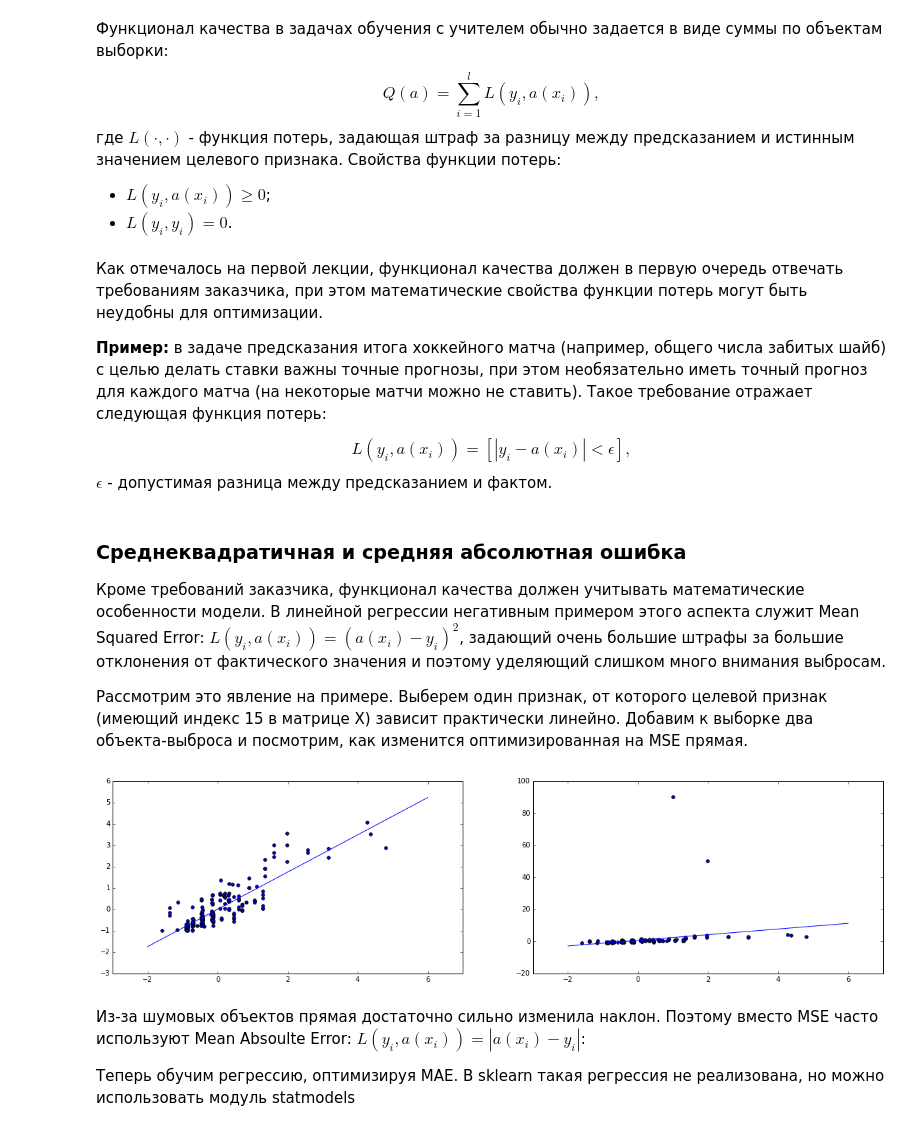
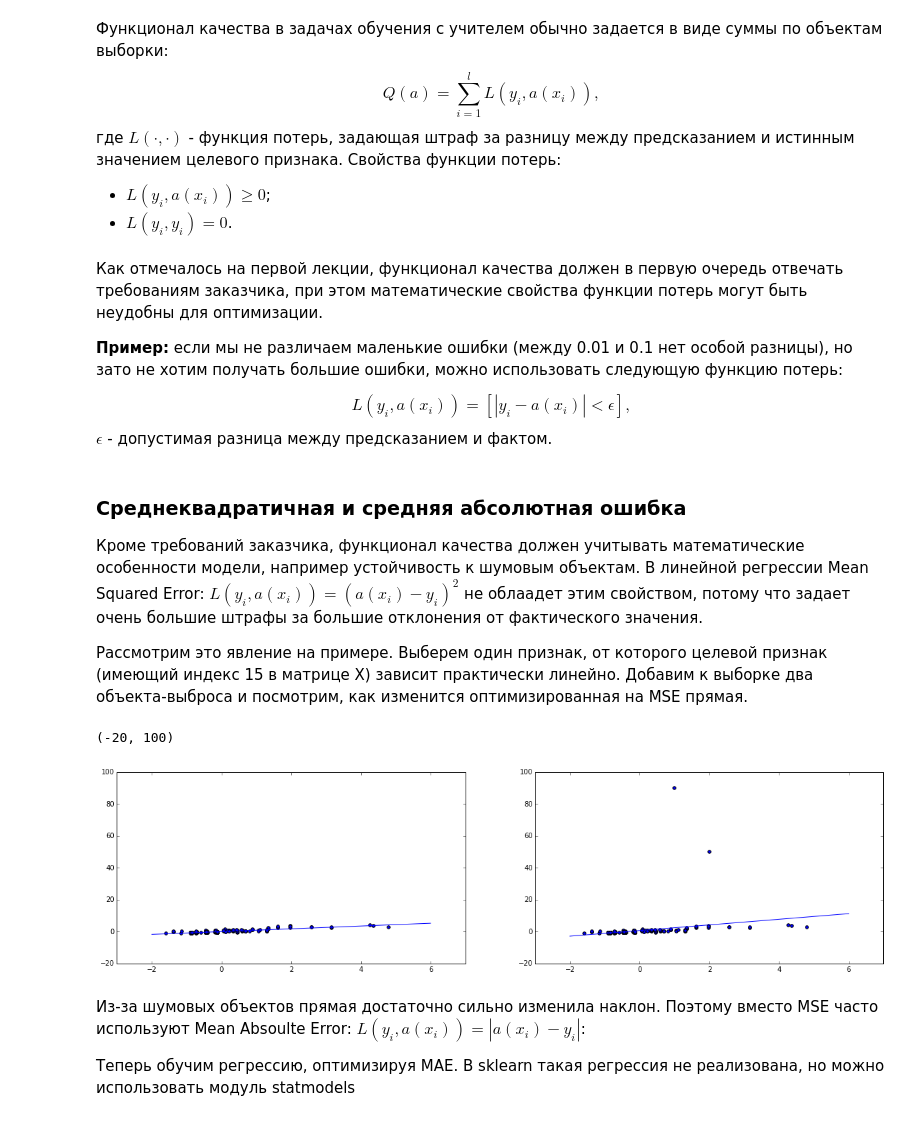
Before and after one commit to ScoobyVooDoo/HSE_FCS_seminars, a Jupyter notebook: materials/LinearRegressionSeminar.ipynb, the cells around one changed output. Cells and saved outputs as stored; diff of their text form; code cells hidden in the pictures.

```diff
--- a/materials/LinearRegressionSeminar.ipynb
+++ b/materials/LinearRegressionSeminar.ipynb
@@ -152,12 +152,12 @@ $$Q(a) = \sum_{i=1}^l L(y_i, a(x_i)),$$
 # %% [markdown]
 Как отмечалось на первой лекции, функционал качества должен в первую очередь отвечать требованиям заказчика, при этом математические свойства функции потерь могут быть неудобны для оптимизации.
 
-__Пример:__ в задаче предсказания итога хоккейного матча (например, общего числа забитых шайб)  с целью делать ставки важны точные прогнозы, при этом необязательно иметь точный прогноз для каждого матча (на некоторые матчи можно не ставить). Такое требование отражает следующая функция потерь:
+__Пример:__ если мы не различаем маленькие ошибки (между 0.01 и 0.1 нет особой разницы), но зато не хотим получать большие ошибки, можно использовать следующую функцию потерь:
 
 $$L(y_i, a(x_i)) = [| y_i - a(x_i) | < \epsilon],$$ $\epsilon$ - допустимая разница между предсказанием и фактом.
 # %% [markdown]
 ### Среднеквадратичная и средняя абсолютная ошибка
-Кроме требований заказчика, функционал качества должен учитывать математические особенности модели. В линейной регрессии негативным примером этого аспекта служит Mean Squared Error: $L(y_i, a(x_i)) = (a(x_i) - y_i)^2$, задающий очень большие штрафы за большие отклонения от фактического значения и поэтому уделяющий слишком много внимания выбросам.
+Кроме требований заказчика, функционал качества должен учитывать математические особенности модели, например устойчивость к шумовым объектам. В линейной регрессии Mean Squared Error: $L(y_i, a(x_i)) = (a(x_i) - y_i)^2$ не облаадет этим свойством, потому что задает очень большие штрафы за большие отклонения от фактического значения.
 
 Рассмотрим это явление на примере. Выберем один признак, от которого целевой признак (имеющий индекс 15 в матрице X) зависит практически линейно. Добавим к выборке два объекта-выброса и посмотрим, как изменится оптимизированная на MSE прямая.
 # %%
@@ -178,11 +178,14 @@ def scatter_points_and_plot_line_MSE(X_subset):
 # %%
 plt.figure(figsize=(20, 5))
 plt.subplot(1, 2, 1)
 scatter_points_and_plot_line_MSE(X_subset)
+plt.ylim(-20, 100)
 plt.subplot(1, 2, 2)
 scatter_points_and_plot_line_MSE(X_subset_modified)
+plt.ylim(-20, 100)
 # %% [output]
+(-20, 100)
-[figure, old version]
+[figure, new version]
 # %% [markdown]
 Из-за шумовых объектов прямая достаточно сильно изменила наклон. Поэтому вместо MSE часто используют Mean Absoulte Error: $L(y_i, a(x_i)) = |a(x_i) - y_i|$:
 
```
Also changed, not shown: parts of 17 cells of this notebook.
